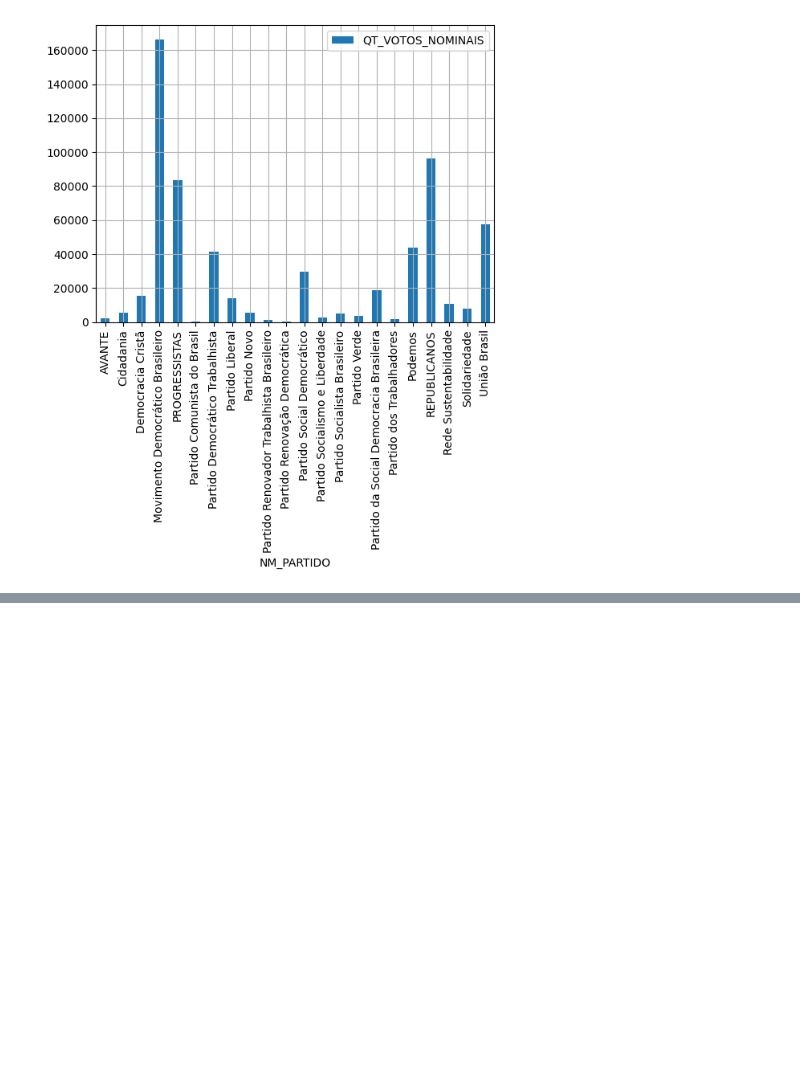
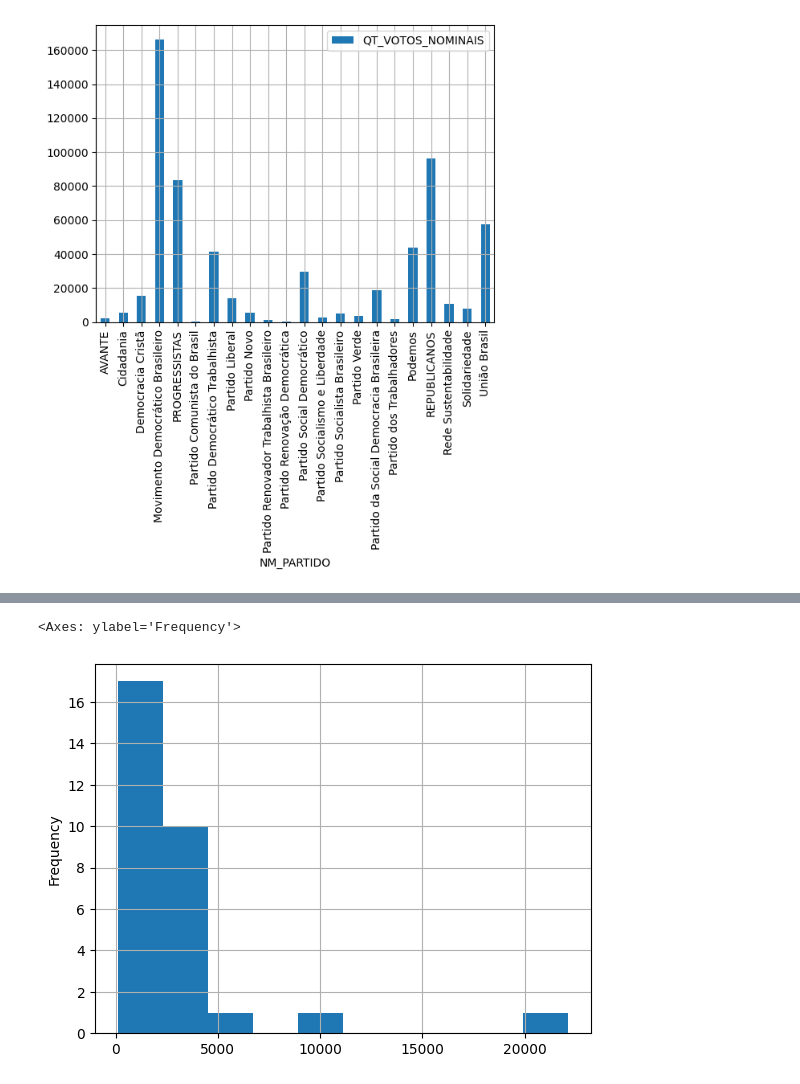
Before and after one commit to LeonardoVS-dev/Fundamentos, a Jupyter notebook: graphs.ipynb, the cells around one changed output, grey strips where cells are left out. Saved outputs shown, nothing was run; the diff lists cells and outputs as text; code cells hidden in the pictures; blank space fills up the shorter version.

```diff
--- a/graphs.ipynb
+++ b/graphs.ipynb
@@ -41,0 +42,6 @@ display(dados_eleitorais_votos.plot(kind="bar", grid=True))
+# %%
+# Mesma ideia do último, mas com um histograma no lugar
+display(dados_eleitorais_votos.plot(kind="hist", grid=True))
+# %% [output]
+<Axes: ylabel='Frequency'>
+[figure, added]
```
Also changed, not shown: parts of 1 cell of this notebook.
